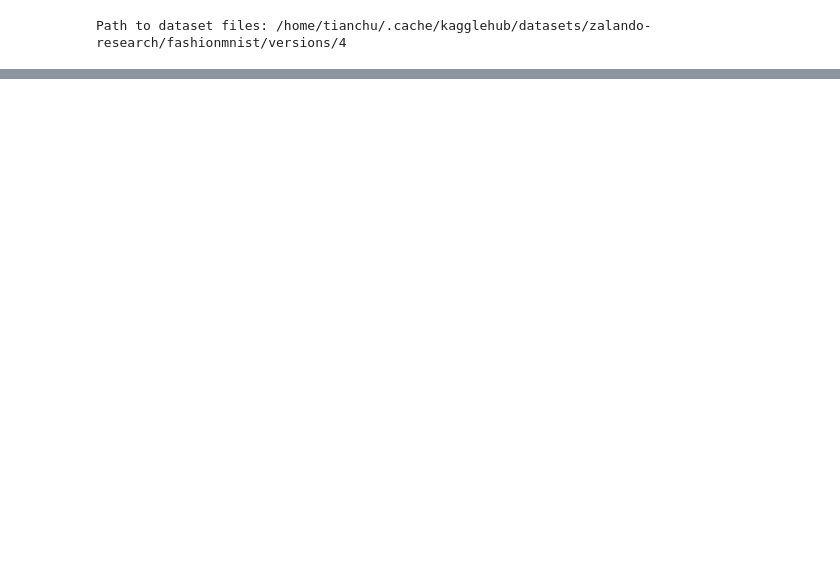
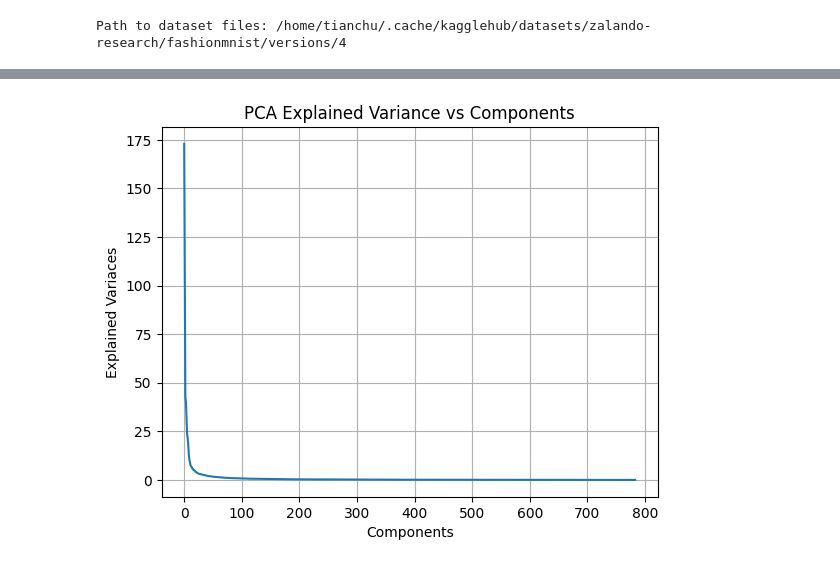
Before and after one commit to LiTianchu/IE4476-Classification-Assignment, a Jupyter notebook: reduction.ipynb, the cells around one changed output, grey strips where cells are left out. Saved outputs shown, nothing was run; the diff lists cells and outputs as text; code cells hidden in the pictures; blank space fills up the shorter version.

```diff
--- a/reduction.ipynb
+++ b/reduction.ipynb
@@ -37,5 +65,11 @@ len(x_train_pca[0])
 # %%
-clf_knn = KNeighborsClassifier(n_neighbors=5)
-clf_knn.fit(x_train_pca,y_train)
-clf_knn_compare = KNeighborsClassifier(n_neighbors=5)
-clf_knn_compare.fit(x_train,y_train)
+pca = PCA(n_components=20)
+x_train_pca = pca.fit_transform(x_train)
+x_test_pca = pca.transform(x_test)
+clf_pca = KNeighborsClassifier(n_neighbors=5)
+clf_pca.fit(x_train_pca, y_train)
+y_pred_pca = clf_pca.predict(x_test_pca)
+
+clf_no_pca = KNeighborsClassifier(n_neighbors=5)
+clf_no_pca.fit(x_train, y_train)
+y_pred_no_pca = clf_no_pca.predict(x_test)
@@ -89,0 +199,13 @@ print(clf_svc.score(x_test_pca,y_test))
+# %%
+pca = PCA().fit(x_train)
+exp_var_pca = pca.explained_variance_
+
+plt.plot(exp_var_pca)
+plt.xlabel('Components')
+plt.ylabel('Explained Variaces')
+plt.title('PCA Explained Variance vs Components')
+plt.grid(True)
+plt.savefig('explained_variance_pca.png',format='png')
+plt.show()
+# %% [output]
+[figure, added]
```
Also changed, not shown: parts of 22 cells of this notebook, 4 other files.
